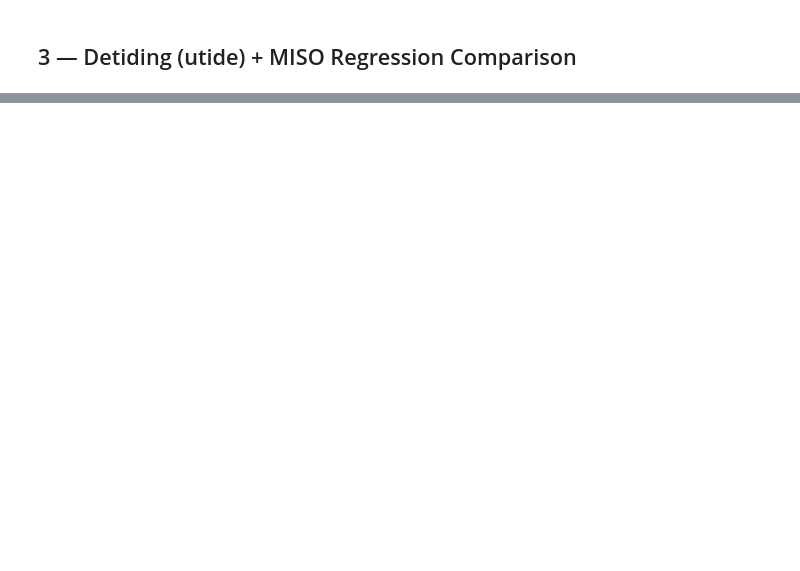
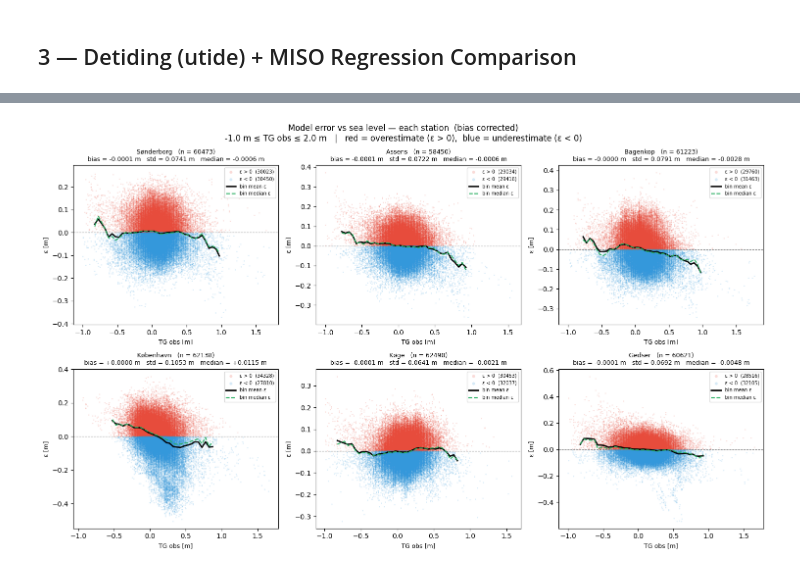
Before and after one commit to caroniico/Master-tesi, a Jupyter notebook: Regression methods.ipynb, the cells around one changed output, grey strips where cells are left out. Cells and saved outputs as stored; diff of their text form; code cells hidden in the pictures; blank space fills up the shorter version.

```diff
--- a/Regression methods.ipynb
+++ b/Regression methods.ipynb
@@ -677,0 +1195,93 @@ print(f"{'═'*50}")
+# %%
+
+# ════════════════════════════════════════════════════════════════════════
+#  USER PARAMETERS — normal-conditions range
+# ════════════════════════════════════════════════════════════════════════
+RANGE_LOW  = -1.00   # [m]  lower bound of TG obs window (inclusive)
+RANGE_HIGH =  2.00   # [m]  upper bound of TG obs window (inclusive)
+BIN_WIDTH  =  0.05   # [m]  bin width for the running-mean/median lines
+
+REMOVE_BIAS = True   # True  → sottrae la media temporale di (Model − TG)
+                      # False → lascia l'errore invariato
+
+def _apply_bias_scatter(df):
+    """Compute error_m and optionally subtract mean bias."""
+    df["error_m"] = df["forcoast_p82_m"] - df["tg_obs_m"]
+    mean_bias = df["error_m"].mean()
+    if REMOVE_BIAS:
+        df["error_m"] -= mean_bias
+    return df, mean_bias
+# ════════════════════════════════════════════════════════════════════════
+
+# ────────────────────────────────────────────────────────────────────────
+#  FIGURE A — 2×3 scatter grid: ε (signed) vs TG obs
+#  colour = overestimate (ε > 0, red) vs underestimate (ε < 0, blue)
+#  black solid  = bin-mean of ε   (conditional bias)
+#  green dashed = bin-median of ε (robust conditional bias)
+# ────────────────────────────────────────────────────────────────────────
+figA, axesA = plt.subplots(2, 3, figsize=(15, 9))
+figA.suptitle(
+    f"Model error vs sea level — each station" + ("  (bias corrected)" if REMOVE_BIAS else "") + "\n"
+    f"{RANGE_LOW} m ≤ TG obs ≤ {RANGE_HIGH} m   |   "
+    f"red = overestimate (ε > 0),  blue = underestimate (ε < 0)",
+    fontsize=12,
+)
+axesA = axesA.flatten()
+
+for i, (st, col) in enumerate(zip(STATIONS, COLORS)):
+    ax = axesA[i]
+
+    df_st = pd.read_parquet(f"{DATA_DIR}/{st['file']}")
+    df_st = df_st.sort_values("time").reset_index(drop=True)
+    df_st, _ = _apply_bias_scatter(df_st)
+
+    mask = (df_st["tg_obs_m"] >= RANGE_LOW) & (df_st["tg_obs_m"] <= RANGE_HIGH)
+    sub  = df_st[mask][["tg_obs_m", "error_m"]].dropna().copy()
+
+    if len(sub) < 2:
+        ax.set_visible(False)
+        continue
+
+    over  = sub["error_m"] >= 0   # model overestimates sea level
+    under = sub["error_m"] <  0   # model underestimates sea level
+
+    ax.scatter(sub.loc[over,  "tg_obs_m"], sub.loc[over,  "error_m"],
+               s=3, alpha=0.20, color="#E74C3C", linewidths=0, label=f"ε > 0  ({over.sum()})")
+    ax.scatter(sub.loc[under, "tg_obs_m"], sub.loc[under, "error_m"],
+               s=3, alpha=0.20, color="#3498DB", linewidths=0, label=f"ε < 0  ({under.sum()})")
+
+    # Conditional bias: mean(ε) and median(ε) per TG bin
+    bin_edges   = np.arange(RANGE_LOW, RANGE_HIGH + BIN_WIDTH, BIN_WIDTH)
+    bin_means   = []
+    bin_medians = []
+    valid_mids  = []
+    for lo, hi in zip(bin_edges[:-1], bin_edges[1:]):
+        bucket = sub.loc[(sub["tg_obs_m"] >= lo) & (sub["tg_obs_m"] < hi), "error_m"]
+        if len(bucket) >= 30:
+            bin_means.append(bucket.mean())
+            bin_medians.append(bucket.median())
+            valid_mids.append((lo + hi) / 2)
+    if valid_mids:
+        ax.plot(valid_mids, bin_means,   color="black",   lw=2.0, ls="-",
+                zorder=5, label="bin mean ε")
+        ax.plot(valid_mids, bin_medians, color="#27AE60", lw=1.5, ls="--",
+                zorder=5, label="bin median ε")
+
+    ax.axhline(0, color="grey", lw=0.8, ls="--")
+
+    bias_total   = sub["error_m"].mean()
+    std_total    = sub["error_m"].std()
+    median_total = sub["error_m"].median()
+    ax.set_title(
+        f"{st['name']}   (n = {len(sub)})\n"
+        f"bias = {bias_total:+.4f} m   std = {std_total:.4f} m   median = {median_total:+.4f} m",
+        fontsize=9,
+    )
+    ax.set_xlabel("TG obs [m]", fontsize=9)
+    ax.set_ylabel("ε [m]", fontsize=9)
+    ax.legend(fontsize=7, markerscale=2.5)
+
+plt.tight_layout()
+plt.show()
+# %% [output]
+[figure, added]
```
Also changed, not shown: parts of 6 cells of this notebook, 25 other files.
